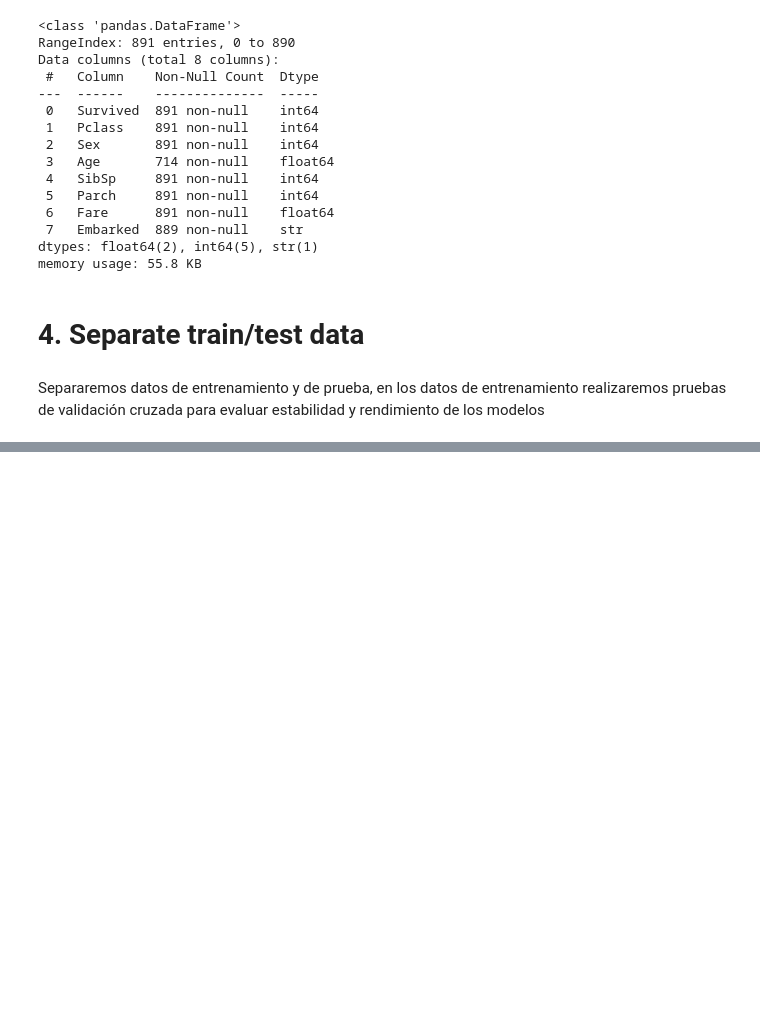
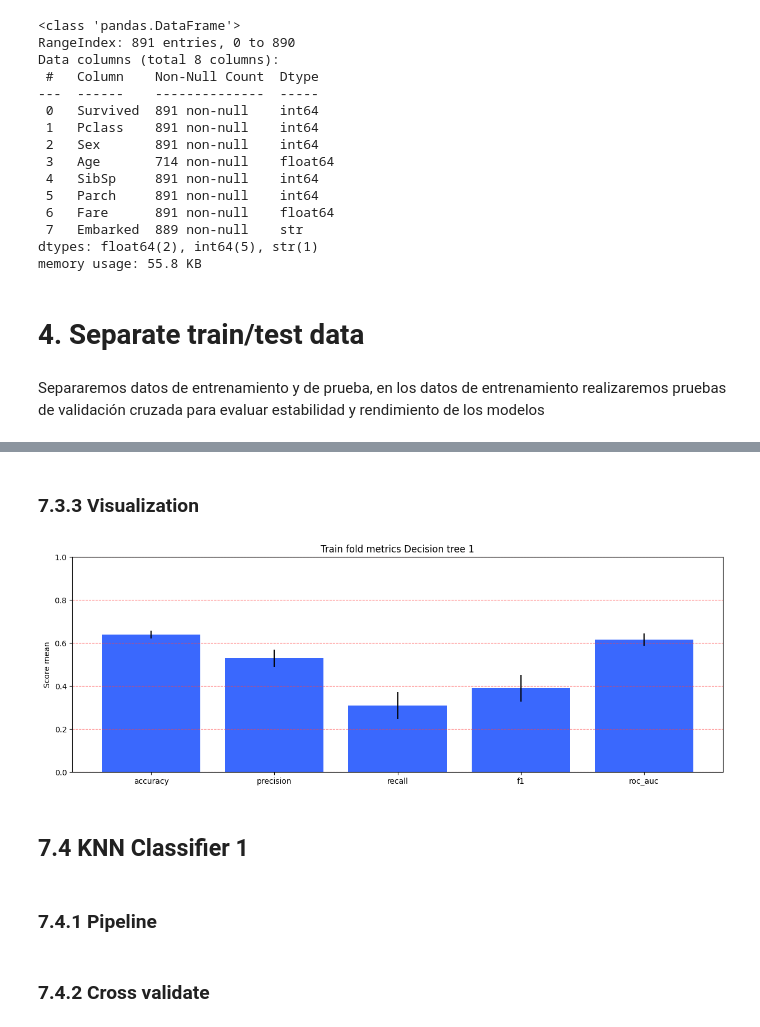
Before and after one commit to charligram/2_titanic, a Jupyter notebook: notebooks/03_modeling.ipynb, the cells around one changed output, grey strips where cells are left out. Drawn from its saved outputs; the diff is of its cells as text; code cells hidden in the pictures; blank space fills up the shorter version.

```diff
--- a/notebooks/03_modeling.ipynb
+++ b/notebooks/03_modeling.ipynb
@@ -51,0 +340,49 @@ X_train, X_test, y_train, y_test = train_test_split(X, y, test_size=0.2, random_
+# %%
+means_decision_tree_1_folds = [
+    mean_accuracy_decision_tree_1_folds,
+    mean_precision_decision_tree_1_folds,
+    mean_recall_decision_tree_1_folds,
+    mean_f1_decision_tree_1_folds,
+    mean_roc_auc_decision_tree_1_folds
+]
+# %%
+stds_decision_tree_1_fols = [
+    std_accuracy_decision_tree_1_folds,
+    std_precision_decision_tree_1_folds,
+    std_recall_decision_tree_1_folds,
+    std_f1_decision_tree_1_folds,
+    std_roc_auc_decision_tree_1_folds
+]
+# %% [markdown]
+### 7.3.3 Visualization
+# %%
+x_positions_to_bar_plot = np.arange(len(METRICS))
+
+fig, ax = plt.subplots(figsize=(15, 5))
+
+ax.bar(
+    x_positions_to_bar_plot,
+    height=means_decision_tree_1_folds,
+    yerr=stds_decision_tree_1_fols,
+    color=SURVIVED_COLORS[1]
+)
+
+ax.grid(axis='y', color=SURVIVED_COLORS[0], linestyle='--', alpha=0.7)
+
+ax.set_xticks(x_positions_to_bar_plot)
+ax.set_xticklabels(METRICS)
+
+ax.set_ylim([0, 1])
+ax.set_ylabel('Score mean')
+
+ax.set_title('Train fold metrics Decision tree 1')
+
+
+plt.savefig(MODEL_FIGURES_PATH / '03_train_metrics_decision_tree_1', bbox_inches='tight')
+plt.show()
+# %% [output]
+[figure, added]
+# %% [markdown]
+## 7.4 KNN Classifier 1
+# %% [markdown]
+### 7.4.1 Pipeline
@@ -51,0 +395,2 @@ X_train, X_test, y_train, y_test = train_test_split(X, y, test_size=0.2, random_
+# %% [markdown]
+### 7.4.2 Cross validate
```
Also changed, not shown: parts of 67 cells of this notebook, 4 other files.
